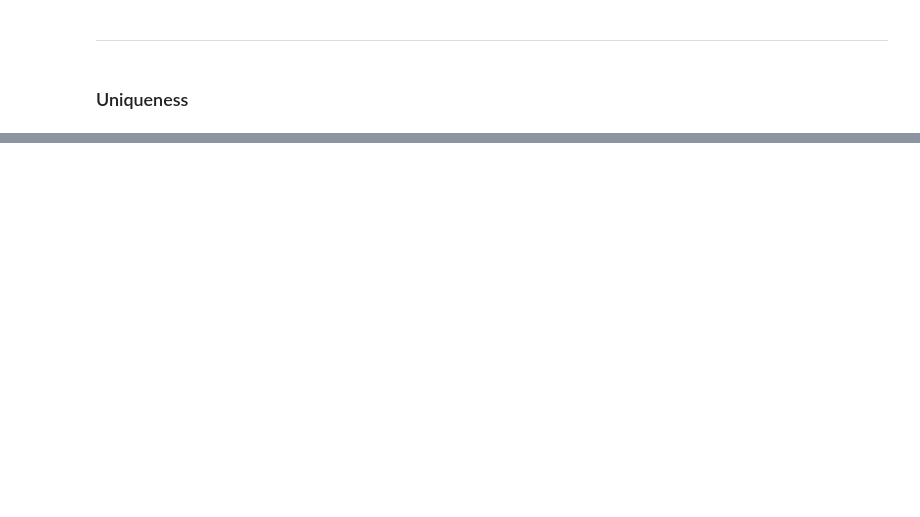
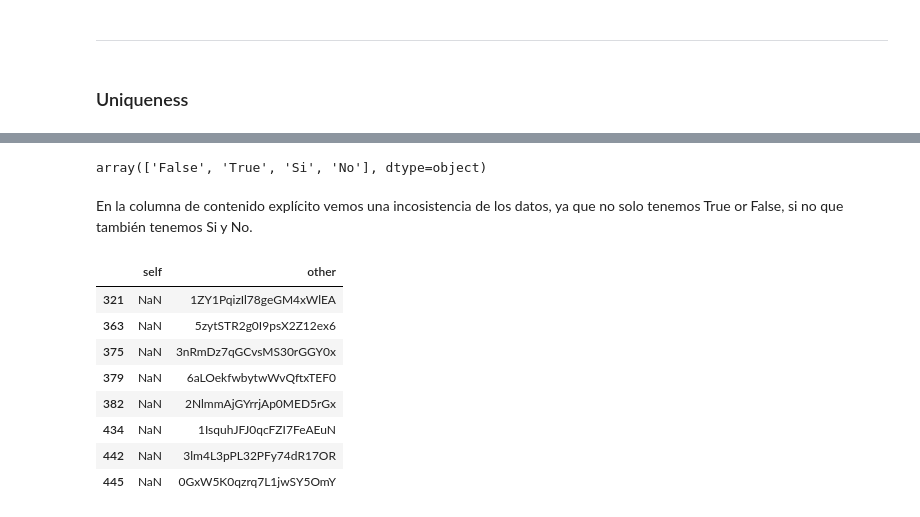
Before and after one commit to cristian-torres-ds/data_quality_engineer, a Jupyter notebook: data_quality_assessment.ipynb, the cells around one changed output, grey strips where cells are left out. Cells and saved outputs as stored; diff of their text form; code cells hidden in the pictures; blank space fills up the shorter version.

```diff
--- a/data_quality_assessment.ipynb
+++ b/data_quality_assessment.ipynb
@@ -276,0 +346,18 @@ df.isna().sum()[df.isna().sum() > 0].plot(kind='bar')
+# %%
+df.explicit.unique()
+# %% [output]
+array(['False', 'True', 'Si', 'No'], dtype=object)
+# %% [markdown]
+En la columna de contenido explícito vemos una incosistencia de los datos, ya que no solo tenemos True or False, si no que también tenemos Si y No.
+# %%
+df.track_id.compare(df['audio_features.id'])
+# %% [output]
+|  | self | other |
+| 321 | NaN | 1ZY1PqizIl78geGM4xWlEA |
+| 363 | NaN | 5zytSTR2g0I9psX2Z12ex6 |
+| 375 | NaN | 3nRmDz7qGCvsMS30rGGY0x |
+| 379 | NaN | 6aLOekfwbytwWvQftxTEF0 |
+| 382 | NaN | 2NlmmAjGYrrjAp0MED5rGx |
+| 434 | NaN | 1IsquhJFJ0qcFZI7FeAEuN |
+| 442 | NaN | 3lm4L3pPL32PFy74dR17OR |
+| 445 | NaN | 0GxW5K0qzrq7L1jwSY5OmY |
```
Also changed, not shown: parts of 17 cells of this notebook.
